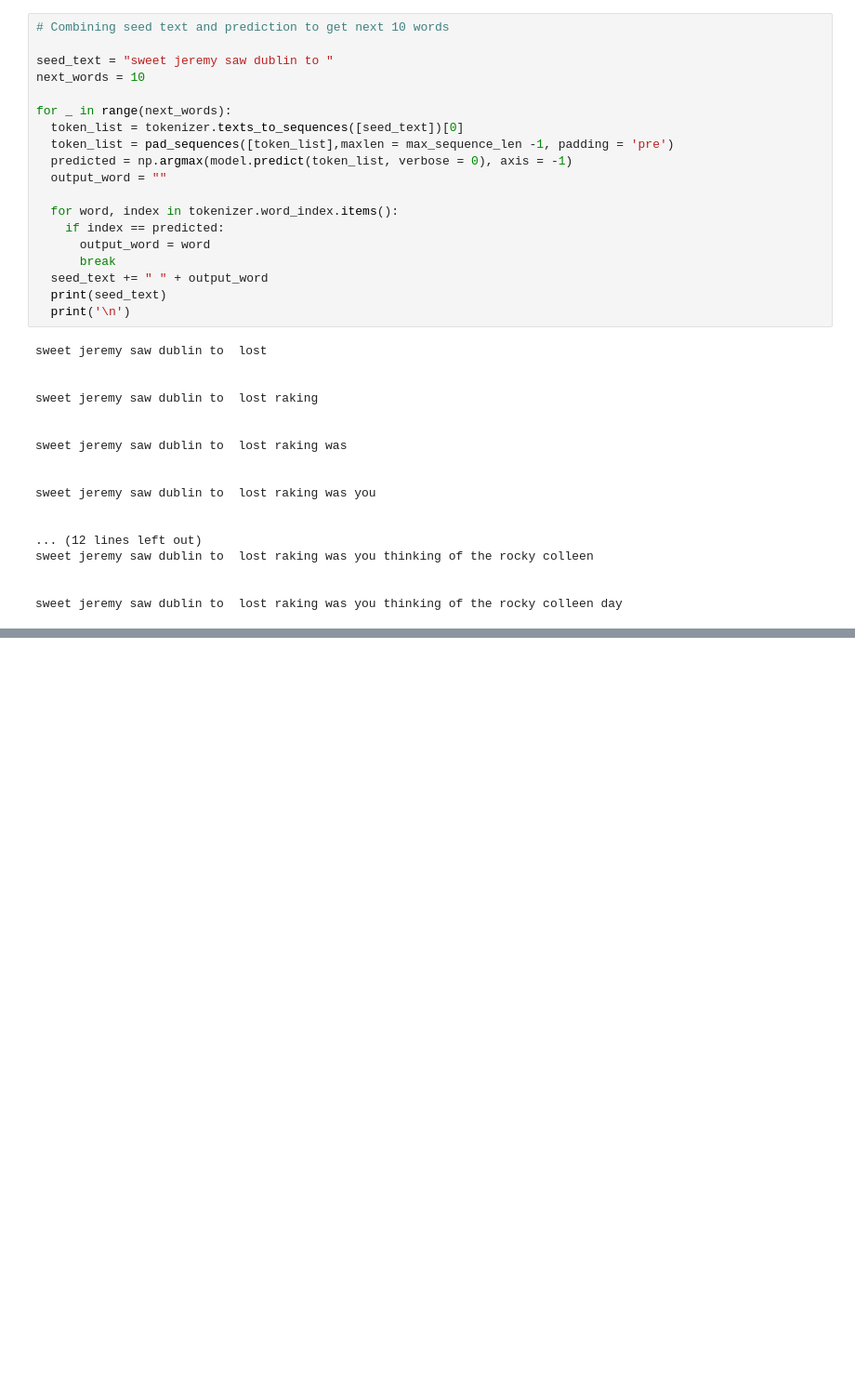
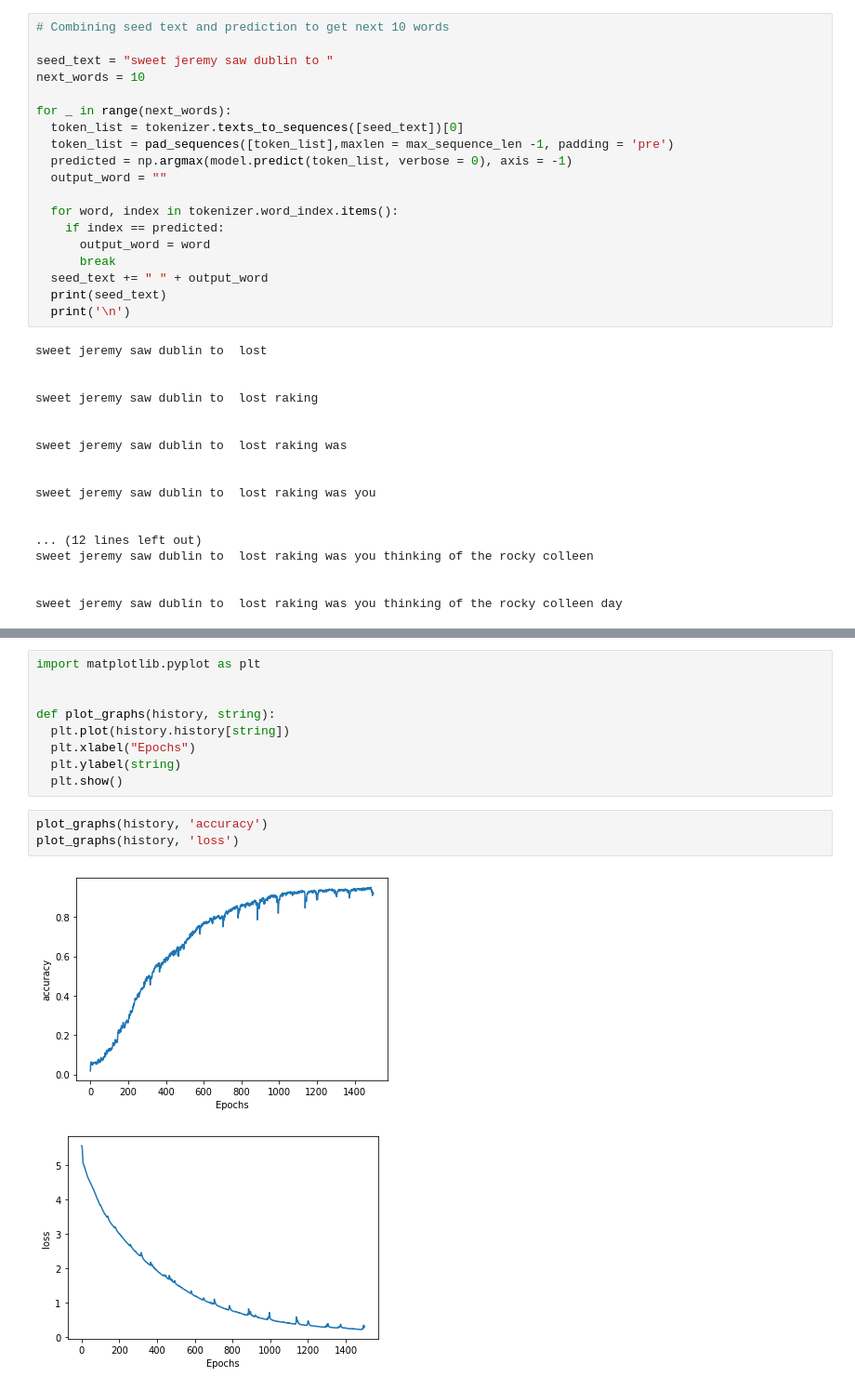
Before and after one commit to AashiDutt/AI-and-ML-for-Coders, a Jupyter notebook: Chapter_8.ipynb, the cells around one changed output, grey strips where cells are left out. Shown at 93% size. Drawn from its saved outputs; the diff is of its cells as text; blank space fills up the shorter version.

```diff
--- a/Chapter_8.ipynb
+++ b/Chapter_8.ipynb
@@ -364,0 +651,15 @@ sweet jeremy saw dublin to  lost raking was you thinking of the rocky colleen da
+# %%
+import matplotlib.pyplot as plt
+
+
+def plot_graphs(history, string):
+  plt.plot(history.history[string])
+  plt.xlabel("Epochs")
+  plt.ylabel(string)
+  plt.show()
+# %%
+plot_graphs(history, 'accuracy')
+plot_graphs(history, 'loss')
+# %% [output]
+[figure, added]
+[figure, added]
```
Also changed, not shown: parts of 22 cells of this notebook.
